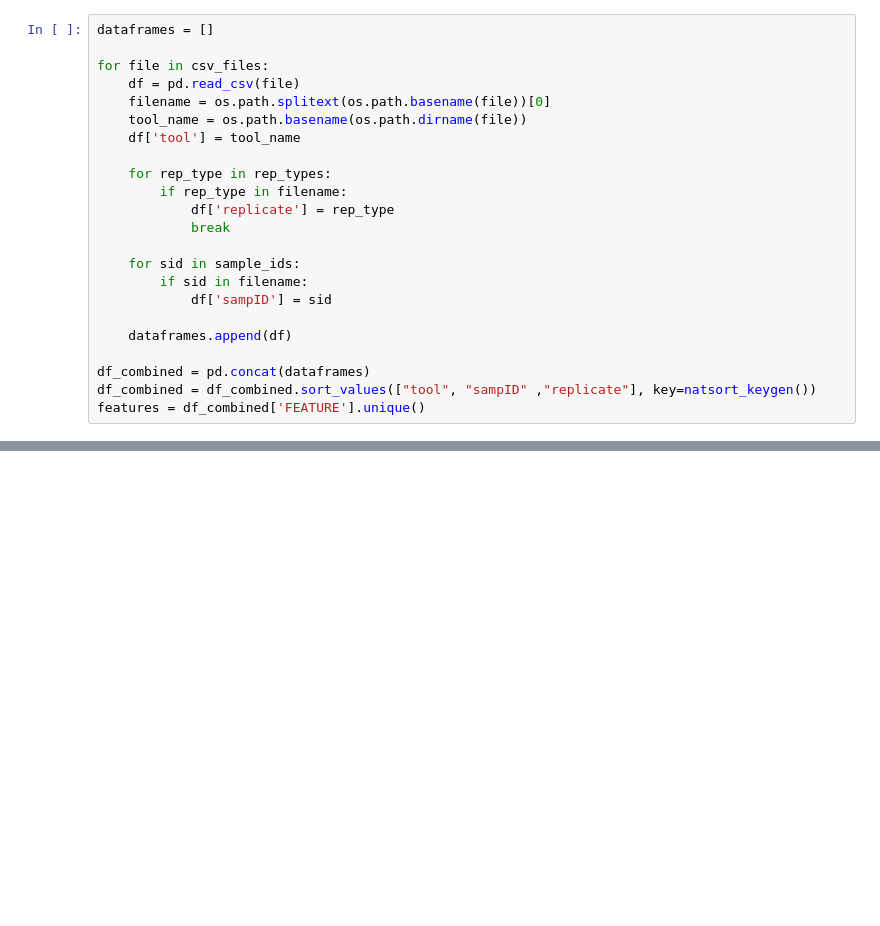
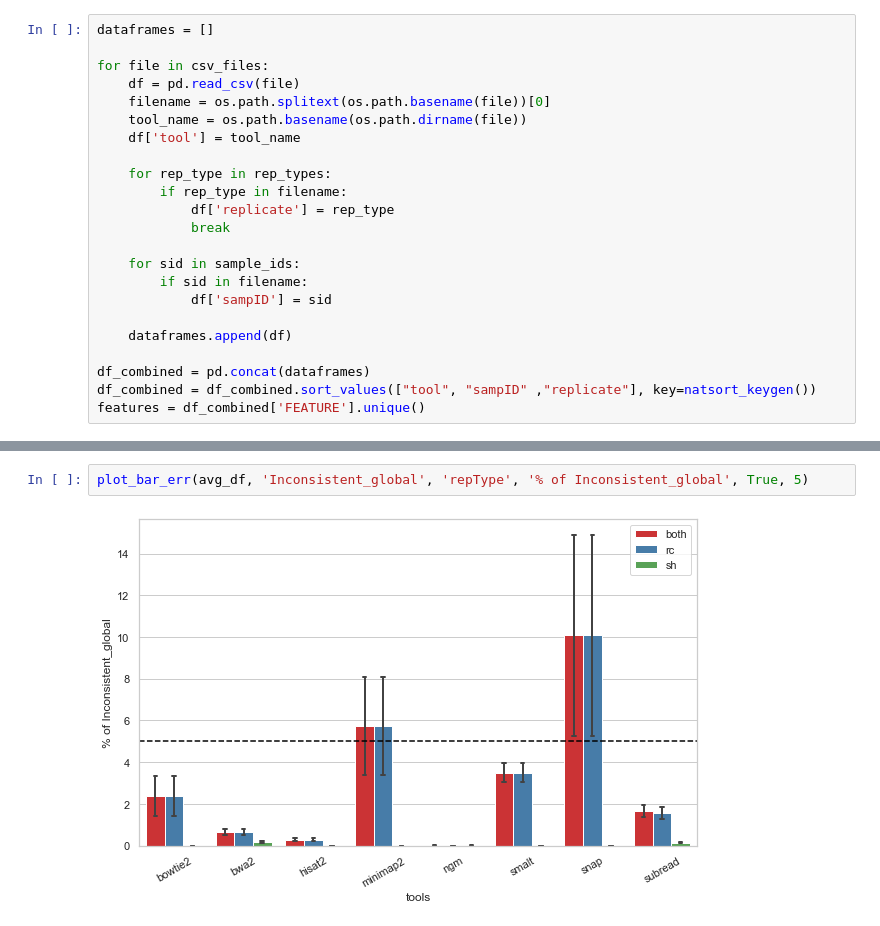
Before and after one commit to cbg-ethz/GenoRepro, a Jupyter notebook: notebooks/reproducibility_assessment.ipynb, the cells around one changed output, grey strips where cells are left out. Saved outputs shown, nothing was run; the diff lists cells and outputs as text; blank space fills up the shorter version.

```diff
--- a/notebooks/reproducibility_assessment.ipynb
+++ b/notebooks/reproducibility_assessment.ipynb
@@ -156,0 +129,4 @@ plt.show()
+# %%
+plot_bar_err(avg_df, 'Inconsistent_global', 'repType', '% of Inconsistent_global', True, 5)
+# %% [output]
+[figure, added]
```
Also changed, not shown: parts of 21 cells of this notebook.
